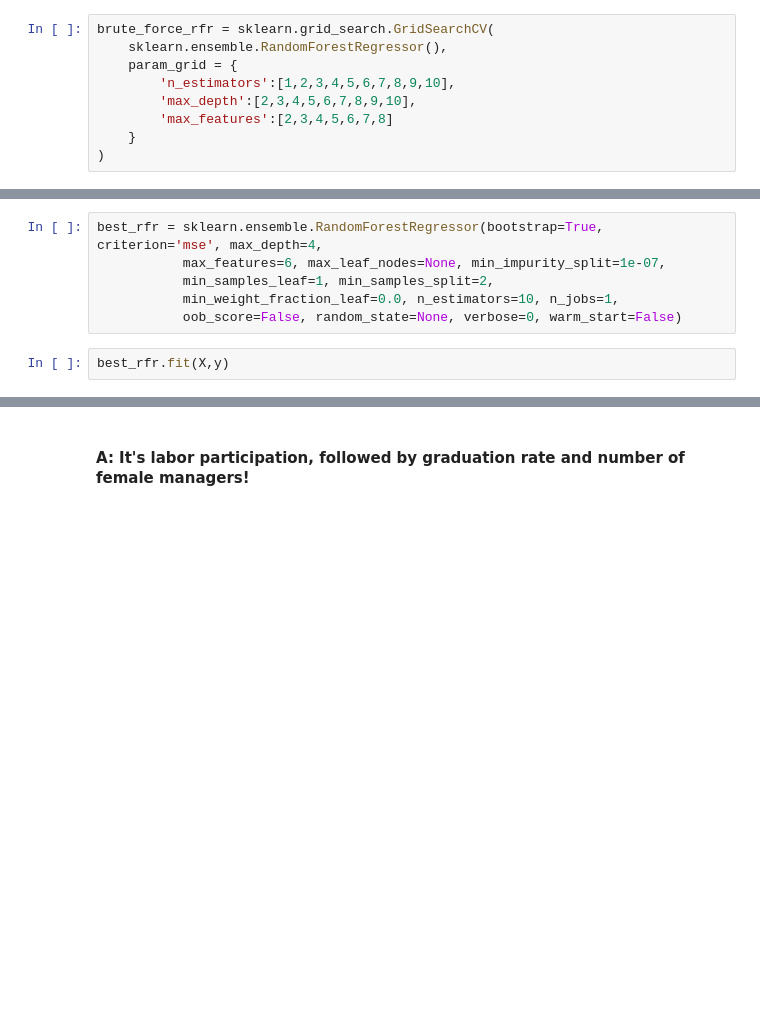
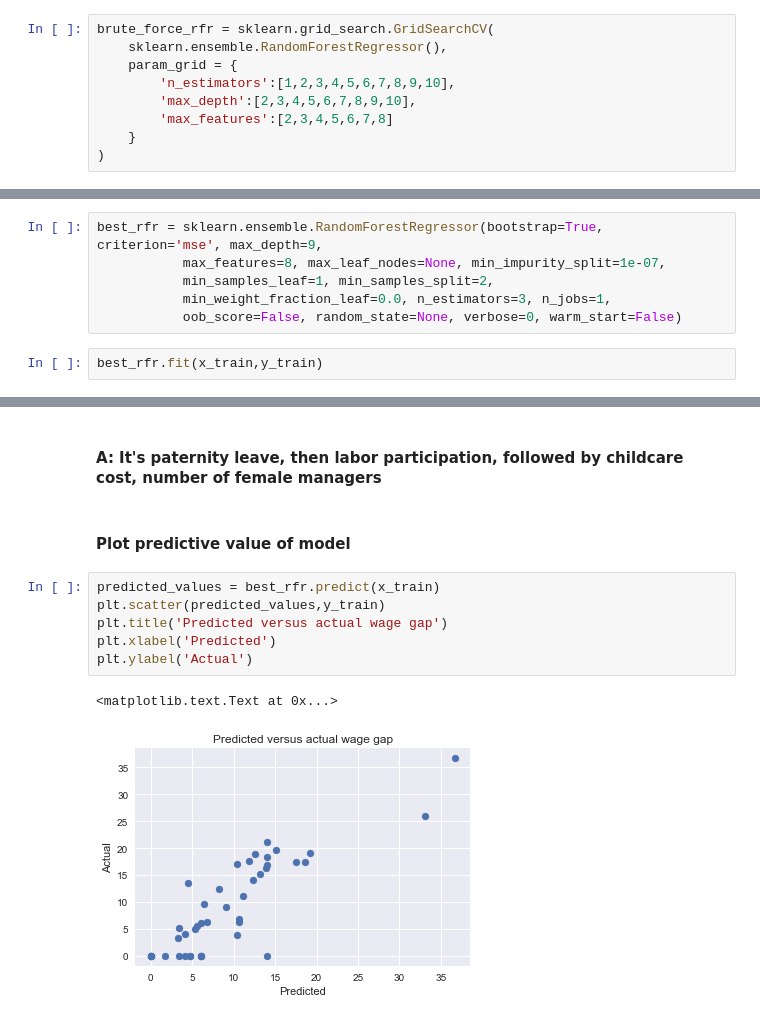
Before and after one commit to amandalouparker/glass-ceiling-index, a Jupyter notebook: OECD_indicator_plots.ipynb, the cells around one changed output, grey strips where cells are left out. Saved outputs shown, nothing was run; the diff lists cells and outputs as text; blank space fills up the shorter version.

Commit message:
Fixed regression model, formatted notebook nicely

```diff
--- a/OECD_indicator_plots.ipynb
+++ b/OECD_indicator_plots.ipynb
@@ -142,0 +177,8 @@ brute_force_rfr.best_params_
+# %%
+best_rfr = sklearn.ensemble.RandomForestRegressor(bootstrap=True, criterion='mse', max_depth=9,
+           max_features=8, max_leaf_nodes=None, min_impurity_split=1e-07,
+           min_samples_leaf=1, min_samples_split=2,
+           min_weight_fraction_leaf=0.0, n_estimators=3, n_jobs=1,
+           oob_score=False, random_state=None, verbose=0, warm_start=False)
+# %%
+best_rfr.fit(x_train,y_train)
@@ -155,8 +196,0 @@ RandomForestRegressor(bootstrap=True, criterion='mse', max_depth=4,
-# %%
-best_rfr = sklearn.ensemble.RandomForestRegressor(bootstrap=True, criterion='mse', max_depth=4,
-           max_features=6, max_leaf_nodes=None, min_impurity_split=1e-07,
-           min_samples_leaf=1, min_samples_split=2,
-           min_weight_fraction_leaf=0.0, n_estimators=10, n_jobs=1,
-           oob_score=False, random_state=None, verbose=0, warm_start=False)
-# %%
-best_rfr.fit(X,y)
@@ -183,2 +214,13 @@ Index([u'Grad_rate', u'Labour_participation', u'Managers', u'Board_seats',
 # %% [markdown]
-#### A: It's labor participation, followed by graduation rate and number of female managers!
+#### A: It's paternity leave, then  labor participation, followed by childcare cost, number of female managers
+# %% [markdown]
+#### Plot predictive value of model
+# %%
+predicted_values = best_rfr.predict(x_train)
+plt.scatter(predicted_values,y_train)
+plt.title('Predicted versus actual wage gap')
+plt.xlabel('Predicted')
+plt.ylabel('Actual')
+# %% [output]
+<matplotlib.text.Text at 0x...>
+[figure, added]
```
Also changed, not shown: parts of 26 cells of this notebook.
